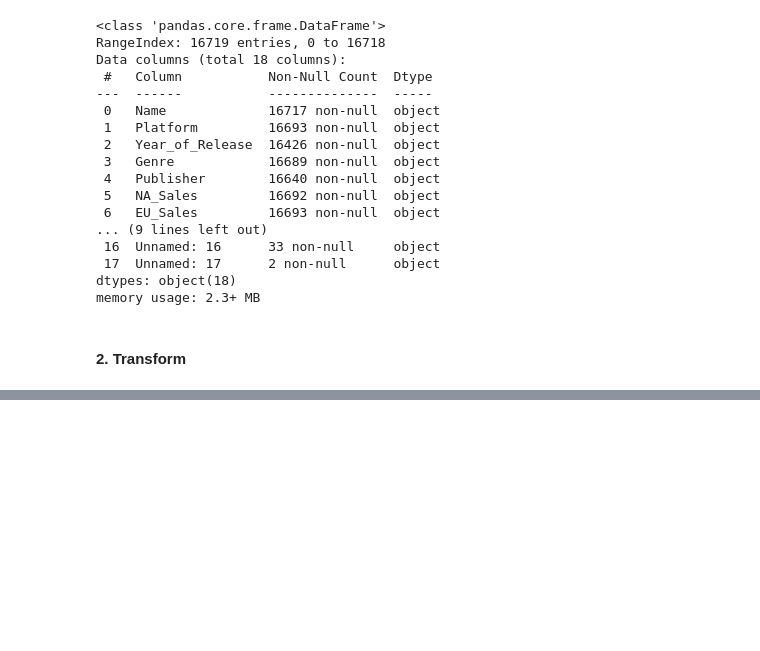
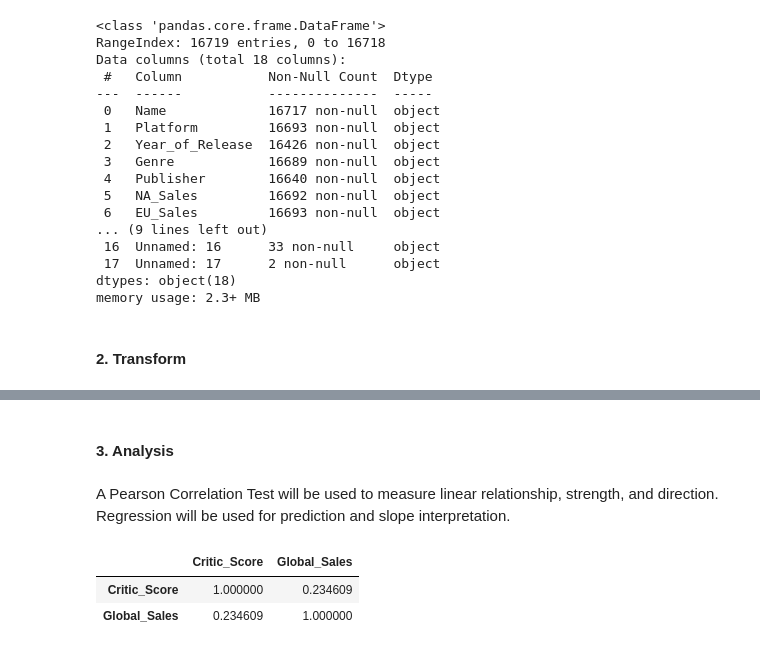
Before and after one commit to Tracie-J/video_game_sale_analysis, a Jupyter notebook: video_game_analysis.ipynb, the cells around one changed output, grey strips where cells are left out. Saved outputs shown, nothing was run; the diff lists cells and outputs as text; code cells hidden in the pictures; blank space fills up the shorter version.

```diff
--- a/video_game_analysis.ipynb
+++ b/video_game_analysis.ipynb
@@ -69,0 +203,11 @@ df.head(2)
+# %% [markdown]
+#### 3. Analysis
+# %% [markdown]
+A Pearson Correlation Test will be used to measure linear relationship, strength, and direction. Regression will be used for prediction and slope interpretation.
+# %%
+# Calculate correlation between critic score and global sales, original data set
+df[['Critic_Score', 'Global_Sales']].corr()
+# %% [output]
+|  | Critic_Score | Global_Sales |
+| Critic_Score | 1.000000 | 0.234609 |
+| Global_Sales | 0.234609 | 1.000000 |
```
Also changed, not shown: parts of 14 cells of this notebook.
